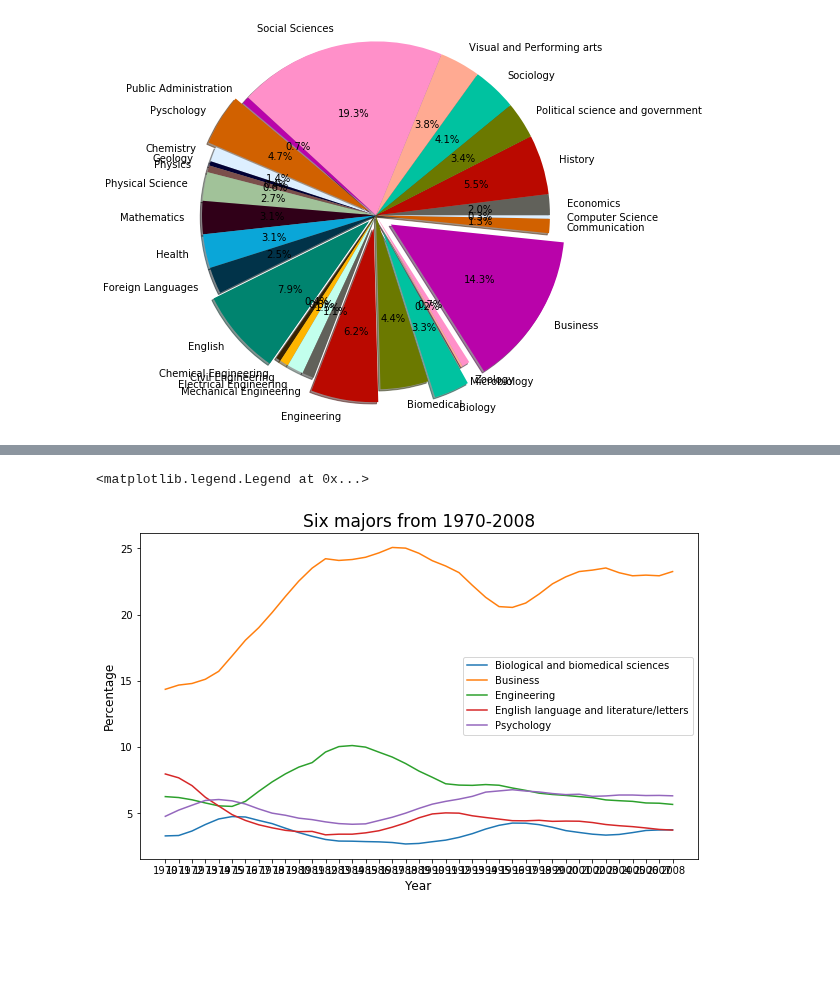
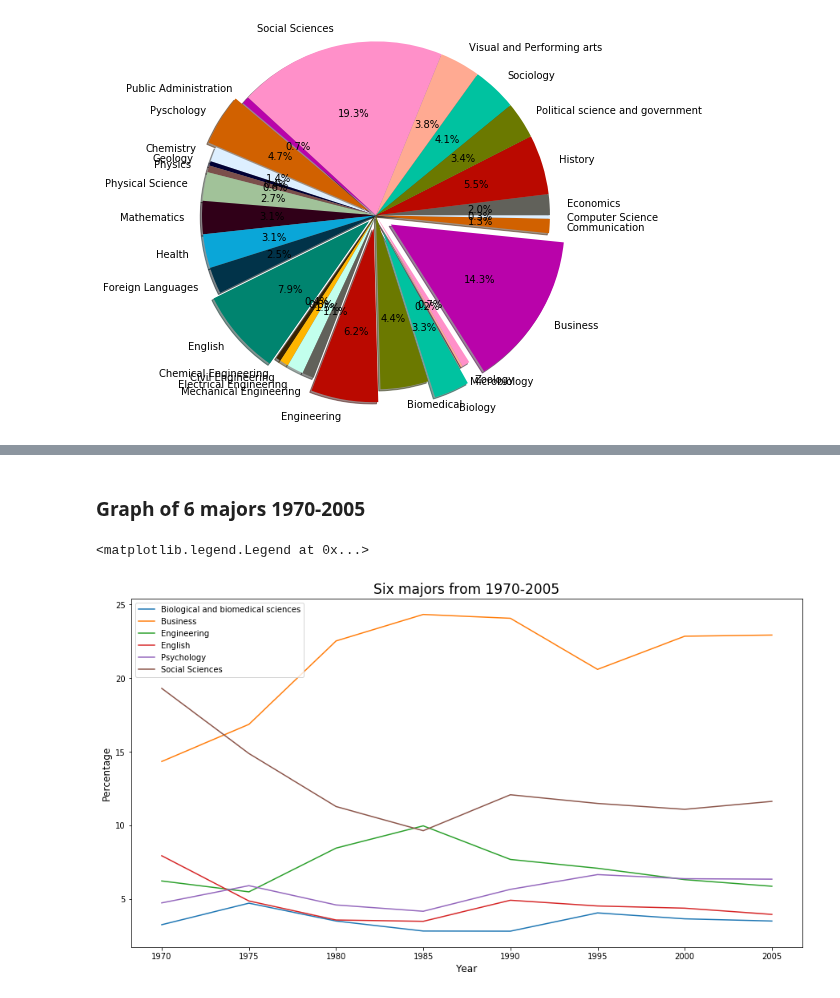
Before and after one commit to COGS108/group027, a Jupyter notebook: FinalProject.ipynb, the cells around one changed output, grey strips where cells are left out. Saved outputs shown, nothing was run; the diff lists cells and outputs as text; code cells hidden in the pictures; blank space fills up the shorter version.

Commit message:
bar graph still have issue

```diff
--- a/FinalProject.ipynb
+++ b/FinalProject.ipynb
@@ -335,3 +309,0 @@ df_combinedMajors.head()
-# %%
-df_combinedMajors = df_combinedMajors[['Biology','Business', 'Engineering','English','Pyschology']]
-df_combinedMajors.head()
@@ -345,0 +310,5 @@ df_combinedMajors.head()
+# %%
+# Select the majors we want to filter out
+six_majors = df_combinedMajors[['Biology','Business', 'Engineering','English','Pyschology','Social Sciences']]
+six_majors = six_majors.iloc[::5, :]
+six_majors
@@ -346,32 +326,32 @@ df_combinedMajors.head()
+# %% [markdown]
+### Graph of 6 majors 1970-2005
 # %%
+# x values
+x = np.arange(1970,2005+1,5)
+
 # extract 6 majors we intended to graph
-bio = df_combinedMajors['Biology']
-busi = df_combinedMajors['Business']
-eng = df_combinedMajors['Engineering']
-english_lit = df_combinedMajors['English']
-psy = df_combinedMajors['Pyschology']
-
-y1 = df_combinedMajors['Biology']
-y2 = df_combinedMajors['Business']
-y3 = df_combinedMajors['Engineering']
-y4 = df_combinedMajors['English']
-y5 = df_combinedMajors['Pyschology']
-
+y1 = six_majors['Biology']
+y2 = six_majors['Business']
+y3 = six_majors['Engineering']
+y4 = six_majors['English']
+y5 = six_majors['Pyschology']
+y6 = six_majors['Social Sciences']
 
 # set larger size for graph
-plt.figure(figsize=(10,6))
+plt.figure(figsize=(15,8))
 
 # now graph them
-plt.plot( y1, label = 'Biological and biomedical sciences' )
-plt.plot( y2, label = 'Business' )
-plt.plot( y3, label = 'Engineering' )
-plt.plot( y4, label = 'English language and literature/letters' )
-plt.plot( y5, label = 'Psychology' )
+plt.plot( x, y1, label = 'Biological and biomedical sciences' )
+plt.plot( x, y2, label = 'Business' )
+plt.plot( x, y3, label = 'Engineering' )
+plt.plot( x, y4, label = 'English' )
+plt.plot( x, y5, label = 'Psychology' )
+plt.plot( x, y6, label = 'Social Sciences' )
 plt.xlabel('Year', fontsize=12)
 plt.ylabel('Percentage', fontsize=12)
 
-plt.title("Six majors from 1970-2008", fontsize=17)
+plt.title("Six majors from 1970-2005", fontsize=17)
 plt.legend()
 # %% [output]
 <matplotlib.legend.Legend at 0x...>
-[figure, old version]
+[figure, new version]
```
Also changed, not shown: parts of 19 cells of this notebook.
